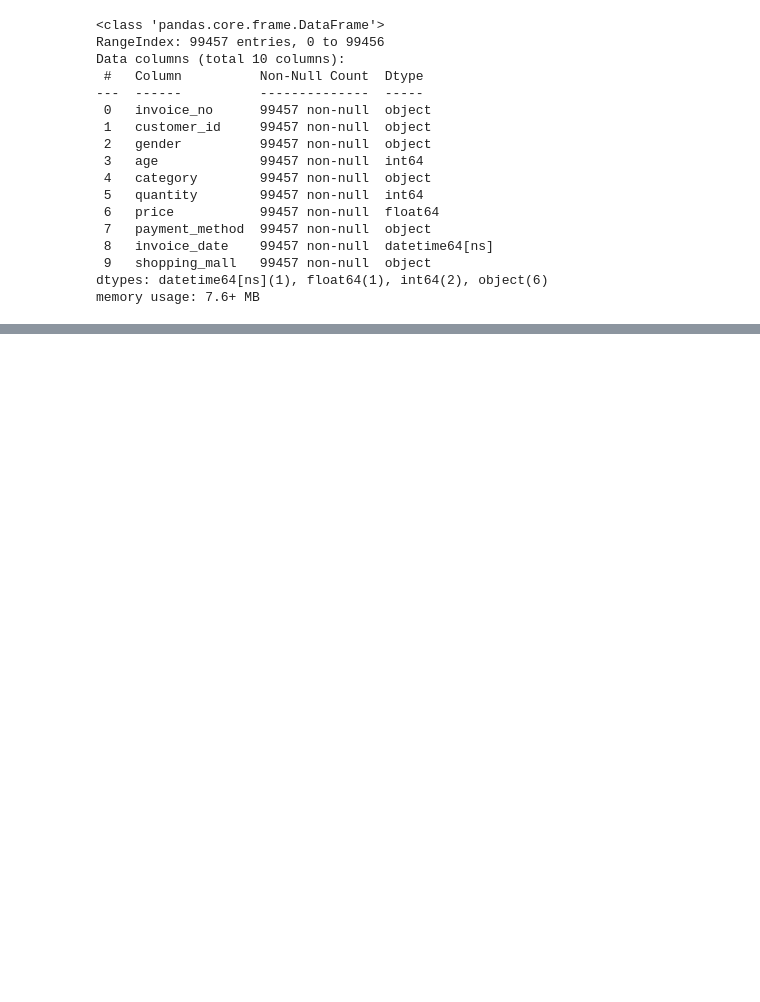
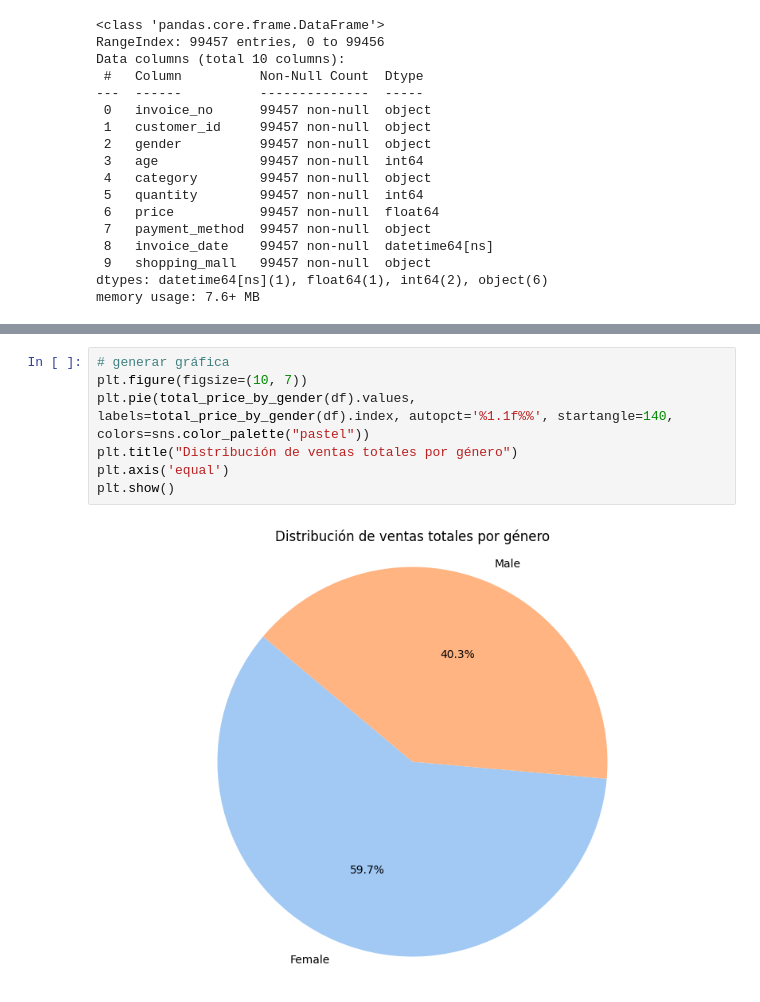
Before and after one commit to JuanLopezAranzazu/proyecto1-ciencia-datos, a Jupyter notebook: notebooks/customer_shopping_analysis.ipynb, the cells around one changed output, grey strips where cells are left out. Drawn from its saved outputs; the diff is of its cells as text; blank space fills up the shorter version.

```diff
--- a/notebooks/customer_shopping_analysis.ipynb
+++ b/notebooks/customer_shopping_analysis.ipynb
@@ -203,0 +308,9 @@ memory usage: 7.6+ MB
+# %%
+# generar gráfica
+plt.figure(figsize=(10, 7))
+plt.pie(total_price_by_gender(df).values, labels=total_price_by_gender(df).index, autopct='%1.1f%%', startangle=140, colors=sns.color_palette("pastel"))
+plt.title("Distribución de ventas totales por género")
+plt.axis('equal')
+plt.show()
+# %% [output]
+[figure, added]
```
Also changed, not shown: parts of 26 cells of this notebook, 16 other files.
